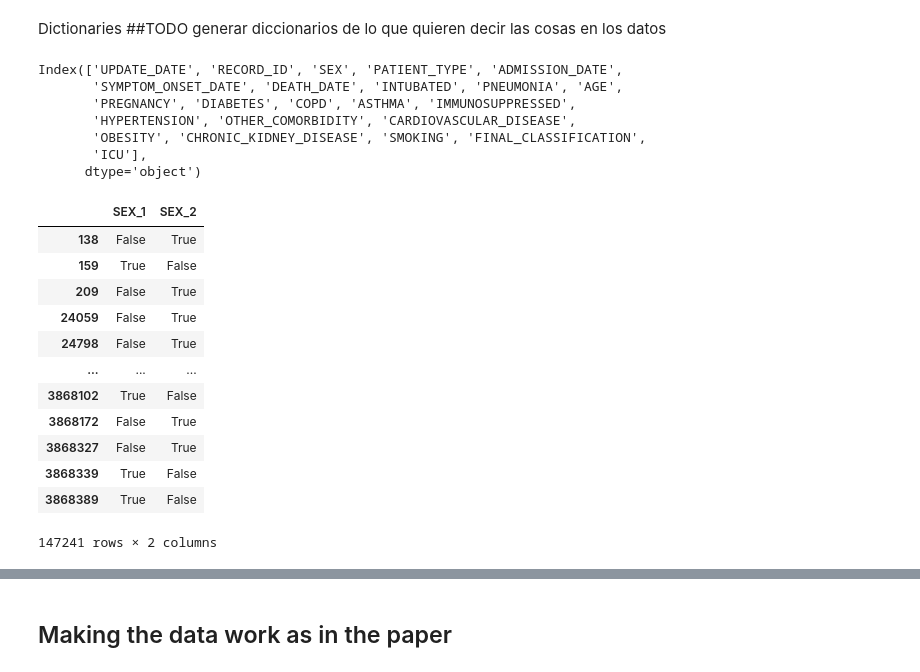
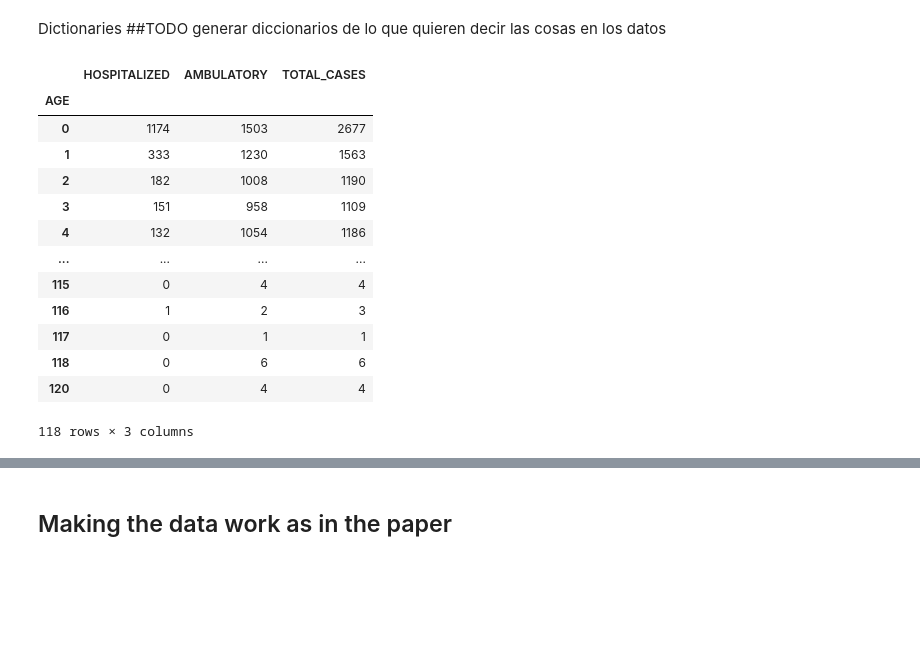
Before and after one commit to ReggieScript/InfectiousDisease-COVIDMX, a Jupyter notebook: data_process.ipynb, the cells around one changed output, grey strips where cells are left out. Cells and saved outputs as stored; diff of their text form; code cells hidden in the pictures; blank space fills up the shorter version.

```diff
--- a/data_process.ipynb
+++ b/data_process.ipynb
@@ -196,29 +196,22 @@ covid_data.shape
 # %% [markdown]
 Dictionaries
 ##TODO generar diccionarios de lo que quieren decir las cosas en los datos
-# %%
-covid_data_death.columns
-# %% [output]
-Index(['UPDATE_DATE', 'RECORD_ID', 'SEX', 'PATIENT_TYPE', 'ADMISSION_DATE',
-       'SYMPTOM_ONSET_DATE', 'DEATH_DATE', 'INTUBATED', 'PNEUMONIA', 'AGE',
-       'PREGNANCY', 'DIABETES', 'COPD', 'ASTHMA', 'IMMUNOSUPPRESSED',
-       'HYPERTENSION', 'OTHER_COMORBIDITY', 'CARDIOVASCULAR_DISEASE',
-       'OBESITY', 'CHRONIC_KIDNEY_DISEASE', 'SMOKING', 'FINAL_CLASSIFICATION',
-       'ICU'],
-      dtype='object')
-# %%
-pd.get_dummies(covid_data_death["SEX"], prefix = "SEX")
-# %% [output]
-|  | SEX_1 | SEX_2 |
-| 138 | False | True |
-| 159 | True | False |
-| 209 | False | True |
-| 24059 | False | True |
-| 24798 | False | True |
-| ... | ... | ... |
-| 3868102 | True | False |
-| 3868172 | False | True |
-| 3868327 | False | True |
-| 3868339 | True | False |
-| 3868389 | True | False |
-147241 rows × 2 columns
+# %%
+total_cases_per_age = covid_data.groupby("AGE")[["HOSPITALIZED", "AMBULATORY"]].sum()
+total_cases_per_age["TOTAL_CASES"] = total_cases_per_age["HOSPITALIZED"] + total_cases_per_age["AMBULATORY"]
+total_cases_per_age
+# %% [output]
+|  | HOSPITALIZED | AMBULATORY | TOTAL_CASES |
+| AGE |  |  |  |
+| 0 | 1174 | 1503 | 2677 |
+| 1 | 333 | 1230 | 1563 |
+| 2 | 182 | 1008 | 1190 |
+| 3 | 151 | 958 | 1109 |
+| 4 | 132 | 1054 | 1186 |
+| ... | ... | ... | ... |
+| 115 | 0 | 4 | 4 |
+| 116 | 1 | 2 | 3 |
+| 117 | 0 | 1 | 1 |
+| 118 | 0 | 6 | 6 |
+| 120 | 0 | 4 | 4 |
+118 rows × 3 columns
```
Also changed, not shown: parts of 10 cells of this notebook, 1 other file.
